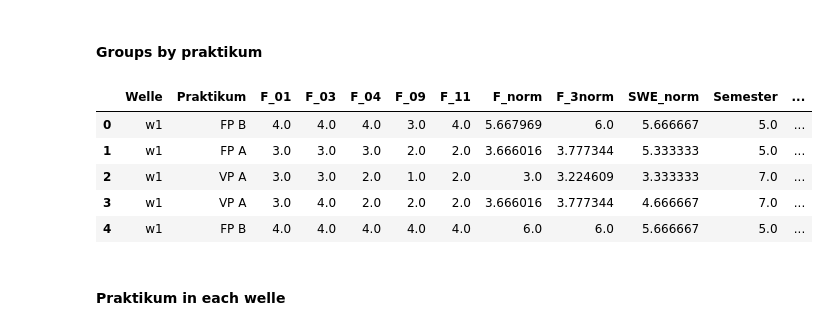
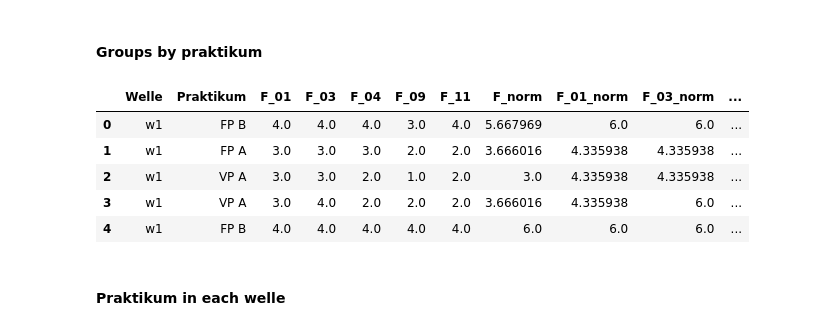
Before and after one commit to annaromankiewicz/masterarbeit, a Jupyter notebook: Analysis.ipynb, the cells around one changed output. Saved outputs shown, nothing was run; the diff lists cells and outputs as text; code cells hidden in the pictures.

```diff
--- a/Analysis.ipynb
+++ b/Analysis.ipynb
@@ -392,16 +485,22 @@ for key in groups_praktikum.keys():
 # %%
 list_praktikums = pd.DataFrame(
     np.concatenate(tuple(praktikum_values for praktikum_values in groups_praktikum.values()), axis=0),
-    columns=['Welle','Praktikum','F_01','F_03','F_04','F_09','F_11','F_norm','F_3norm','SWE_norm','Semester','geschlecht','age']
+    columns=[
+        'Welle','Praktikum',
+        'F_01','F_03','F_04','F_09','F_11','F_norm',
+        'F_01_norm','F_03_norm','F_04_norm','F_09_norm','F_11_norm','F_mean_norm_new',
+        'SWE_norm',
+        'SWE_01','SWE_02','SWE_03','SWE_04','SWE_05','SWE_norm_new',
+        'Semester','geschlecht','age']
 )
 list_praktikums.head()
 # %% [output]
-|  | Welle | Praktikum | F_01 | F_03 | F_04 | F_09 | F_11 | F_norm | F_3norm | SWE_norm | Semester | ... |
-| 0 | w1 | FP B | 4.0 | 4.0 | 4.0 | 3.0 | 4.0 | 5.667969 | 6.0 | 5.666667 | 5.0 | ... |
-| 1 | w1 | FP A | 3.0 | 3.0 | 3.0 | 2.0 | 2.0 | 3.666016 | 3.777344 | 5.333333 | 5.0 | ... |
-| 2 | w1 | VP A | 3.0 | 3.0 | 2.0 | 1.0 | 2.0 | 3.0 | 3.224609 | 3.333333 | 7.0 | ... |
-| 3 | w1 | VP A | 3.0 | 4.0 | 2.0 | 2.0 | 2.0 | 3.666016 | 3.777344 | 4.666667 | 7.0 | ... |
-| 4 | w1 | FP B | 4.0 | 4.0 | 4.0 | 4.0 | 4.0 | 6.0 | 6.0 | 5.666667 | 5.0 | ... |
+|  | Welle | Praktikum | F_01 | F_03 | F_04 | F_09 | F_11 | F_norm | F_01_norm | F_03_norm | ... |
+| 0 | w1 | FP B | 4.0 | 4.0 | 4.0 | 3.0 | 4.0 | 5.667969 | 6.0 | 6.0 | ... |
+| 1 | w1 | FP A | 3.0 | 3.0 | 3.0 | 2.0 | 2.0 | 3.666016 | 4.335938 | 4.335938 | ... |
+| 2 | w1 | VP A | 3.0 | 3.0 | 2.0 | 1.0 | 2.0 | 3.0 | 4.335938 | 4.335938 | ... |
+| 3 | w1 | VP A | 3.0 | 4.0 | 2.0 | 2.0 | 2.0 | 3.666016 | 4.335938 | 6.0 | ... |
+| 4 | w1 | FP B | 4.0 | 4.0 | 4.0 | 4.0 | 4.0 | 6.0 | 6.0 | 6.0 | ... |
 # %% [markdown]
 #### Praktikum in each welle
 # %%
```
Also changed, not shown: parts of 9 cells of this notebook.
